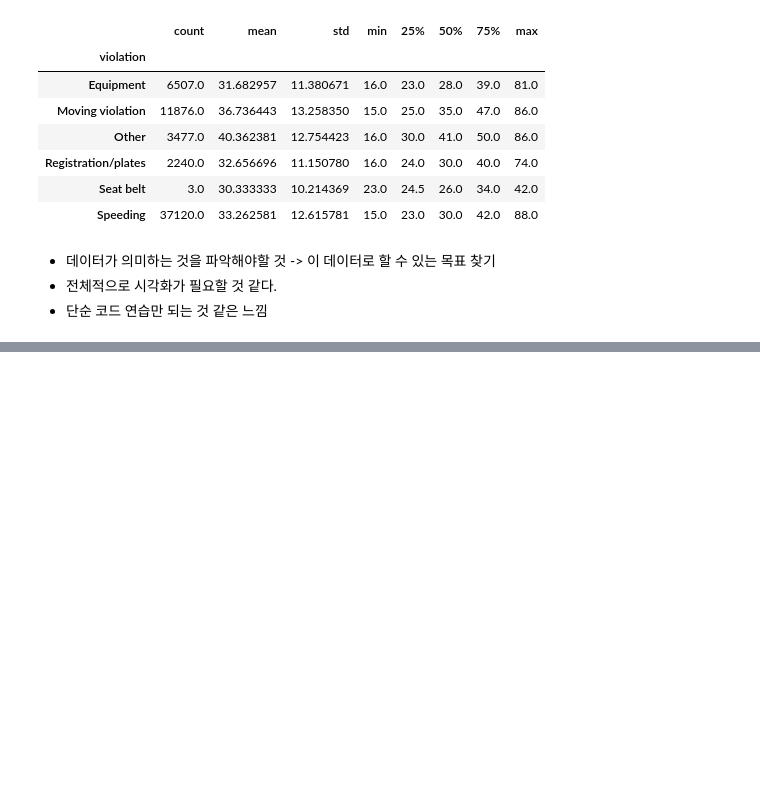
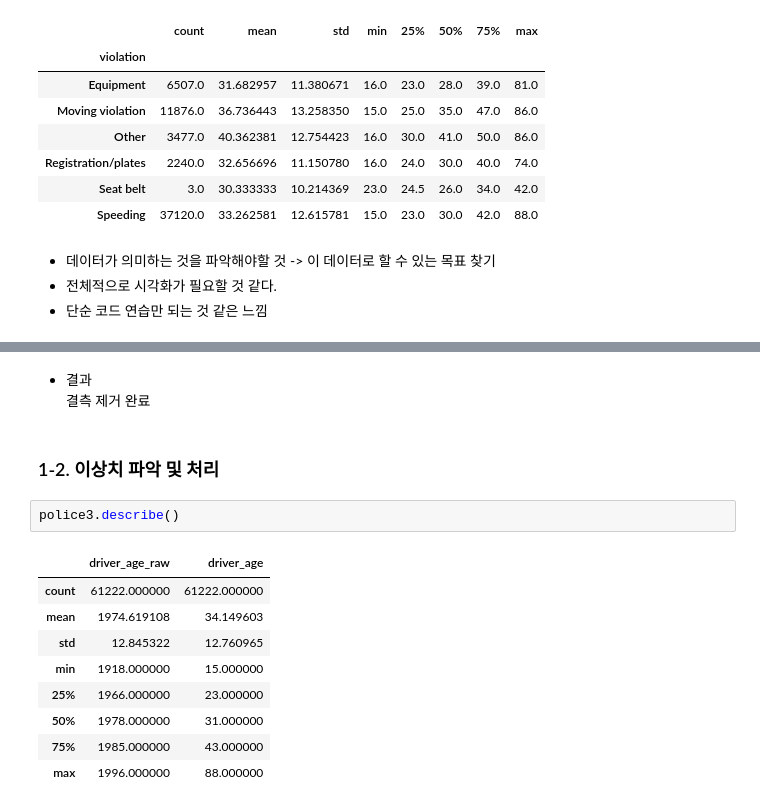
Before and after one commit to Jay-Jun123/DA_Project, a Jupyter notebook: Police/police.ipynb, the cells around one changed output, grey strips where cells are left out. Cells and saved outputs as stored; diff of their text form; blank space fills up the shorter version.

```diff
--- a/Police/police.ipynb
+++ b/Police/police.ipynb
@@ -161,0 +236,17 @@ police2.groupby('violation')['driver_age'].describe()
+# %% [markdown]
+- 결과
+결측 제거 완료
+# %% [markdown]
+### 1-2. 이상치 파악 및 처리
+# %%
+police3.describe()
+# %% [output]
+|  | driver_age_raw | driver_age |
+| count | 61222.000000 | 61222.000000 |
+| mean | 1974.619108 | 34.149603 |
+| std | 12.845322 | 12.760965 |
+| min | 1918.000000 | 15.000000 |
+| 25% | 1966.000000 | 23.000000 |
+| 50% | 1978.000000 | 31.000000 |
+| 75% | 1985.000000 | 43.000000 |
+| max | 1996.000000 | 88.000000 |
```
Also changed, not shown: parts of 15 cells of this notebook.
